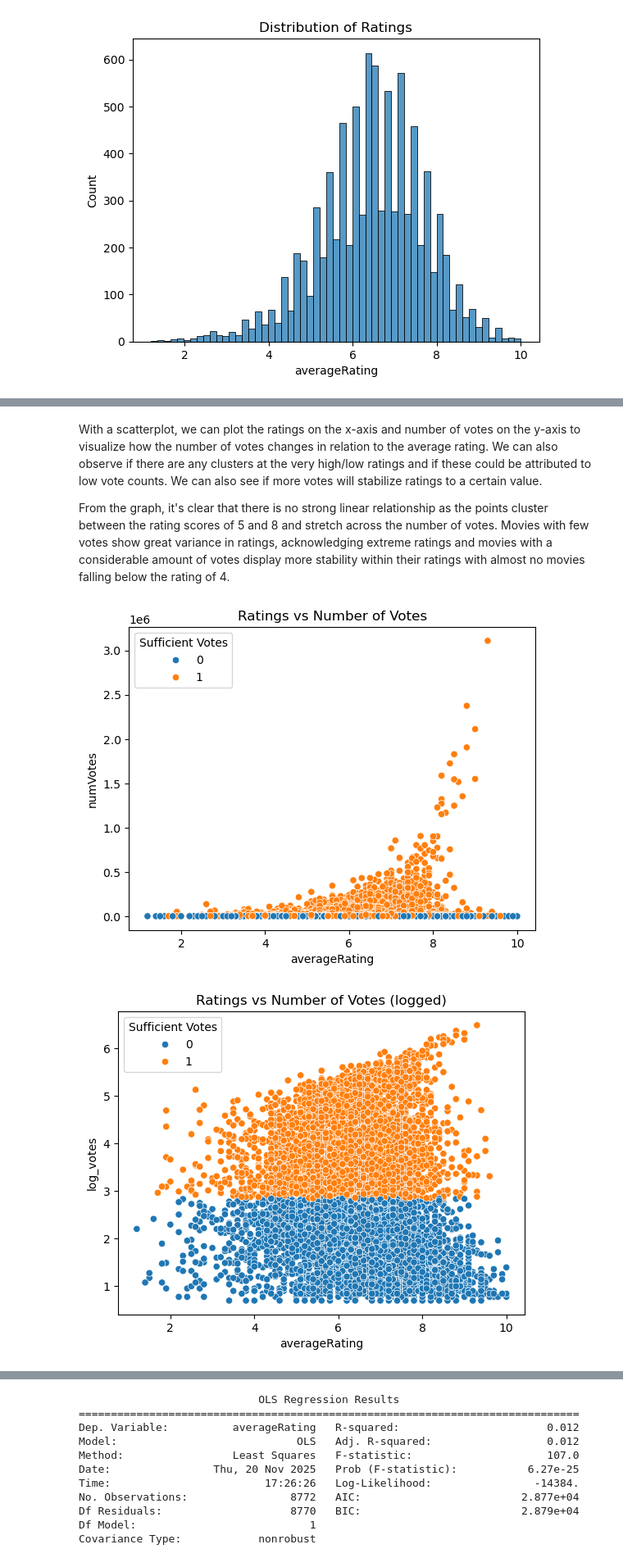
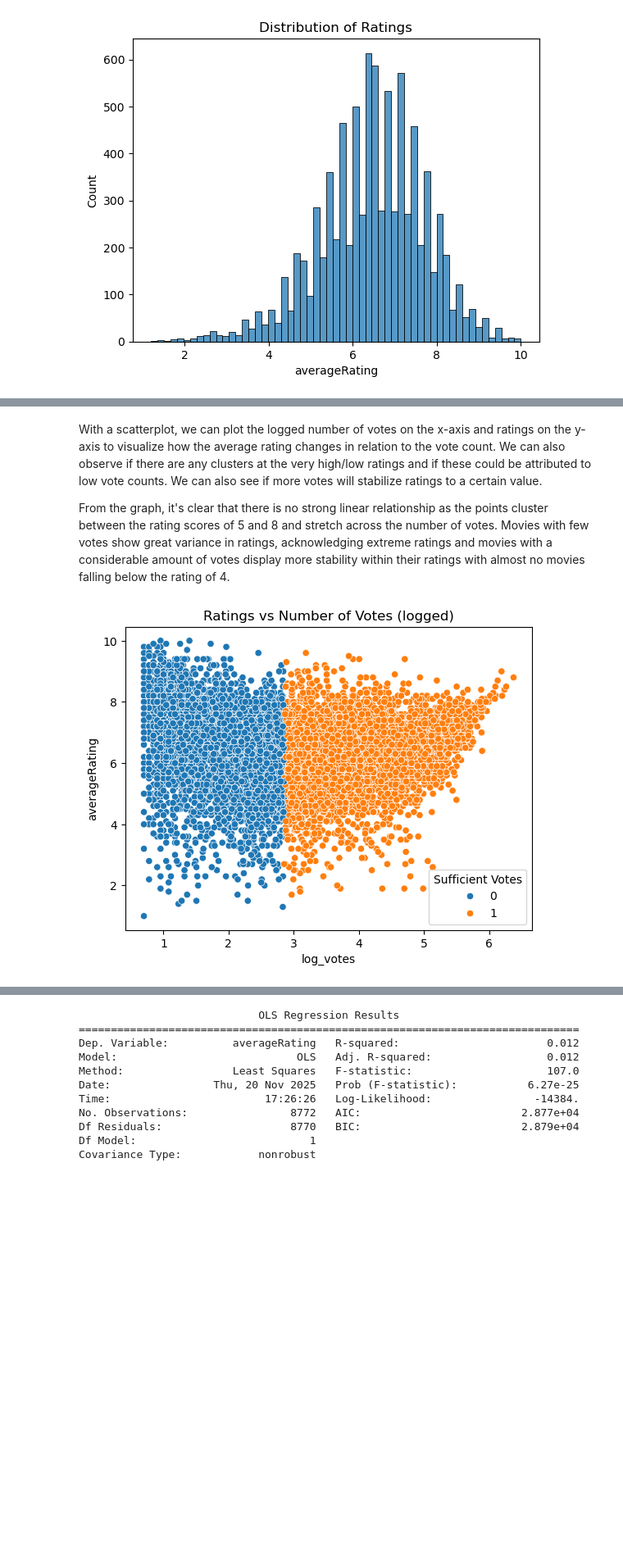
Before and after one commit to xuanlianliu/Data_Science_Project, a Jupyter notebook: Netflix.ipynb, the cells around one changed output, grey strips where cells are left out. Shown at 82% size. Saved outputs shown, nothing was run; the diff lists cells and outputs as text; code cells hidden in the pictures; blank space fills up the shorter version.

```diff
--- a/Netflix.ipynb
+++ b/Netflix.ipynb
@@ -501,20 +511,13 @@ plt.show()
 # %% [markdown]
-With a scatterplot, we can plot the ratings on the x-axis and number of votes on the y-axis to visualize how the number of votes changes in relation to the average rating. We can also observe if there are any clusters at the very high/low ratings and if these could be attributed to low vote counts. We can also see if more votes will stabilize ratings to a certain value.
+With a scatterplot, we can plot the logged number of votes on the x-axis and ratings on the y-axis to visualize how the average rating changes in relation to the vote count. We can also observe if there are any clusters at the very high/low ratings and if these could be attributed to low vote counts. We can also see if more votes will stabilize ratings to a certain value.
 
 From the graph, it's clear that there is no strong linear relationship as the points cluster between the rating scores of 5 and 8 and stretch across the number of votes. Movies with few votes show great variance in ratings, acknowledging extreme ratings and movies with a considerable amount of votes display more stability within their ratings with almost no movies falling below the rating of 4.
 # %%
-#scatterplot with log transformation
-sns.scatterplot(netflix_df, x = 'averageRating', y= 'numVotes', hue='Sufficient Votes')
-plt.title("Ratings vs Number of Votes")
-plt.show()
-
-#log transformed
-sns.scatterplot(netflix_df, x = 'averageRating', y= 'log_votes', hue='Sufficient Votes')
+sns.scatterplot(netflix_df, x = 'log_votes', y= 'averageRating', hue='Sufficient Votes')
 plt.title("Ratings vs Number of Votes (logged)")
 plt.show()
 # %% [output]
-[figure, old version]
+[figure, new version]
-[figure, removed]
 # %% [markdown]
 We can first compute the Pearson correlation to determine if there is a clear relationship between the two variables.
 
```
Also changed, not shown: parts of 5 cells of this notebook.
